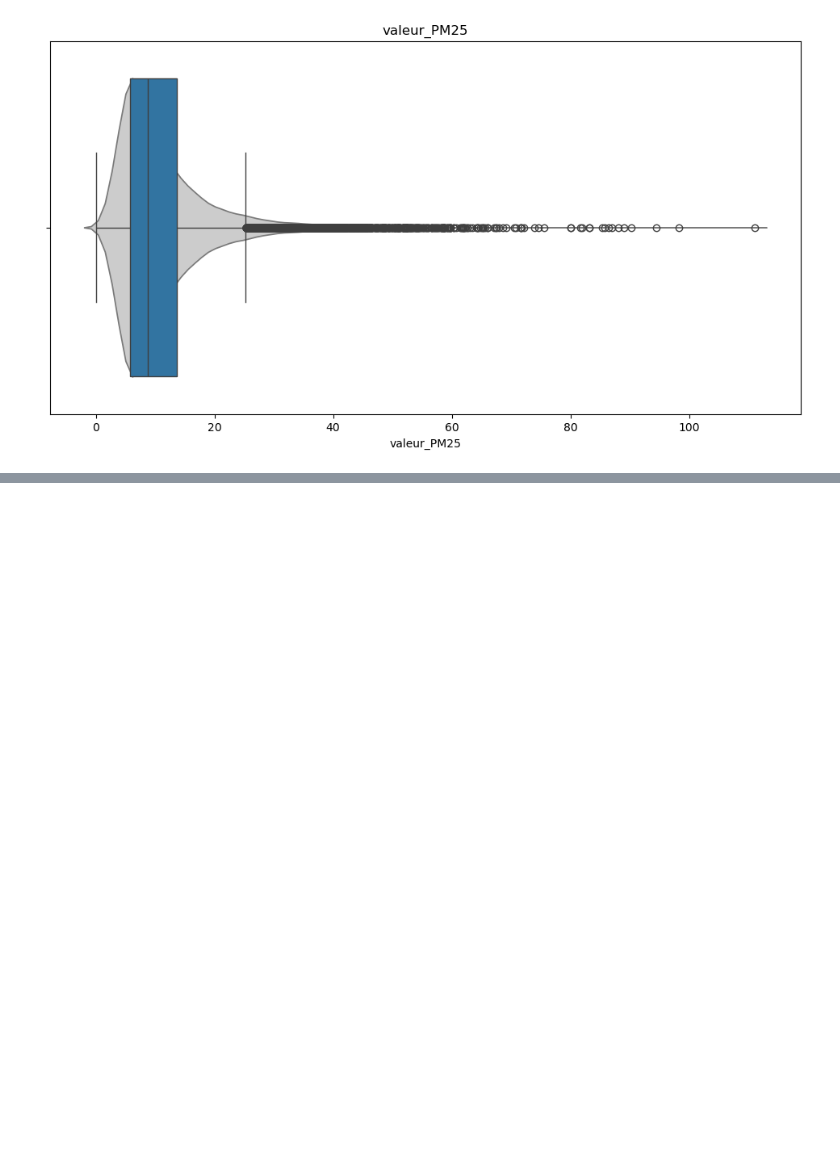
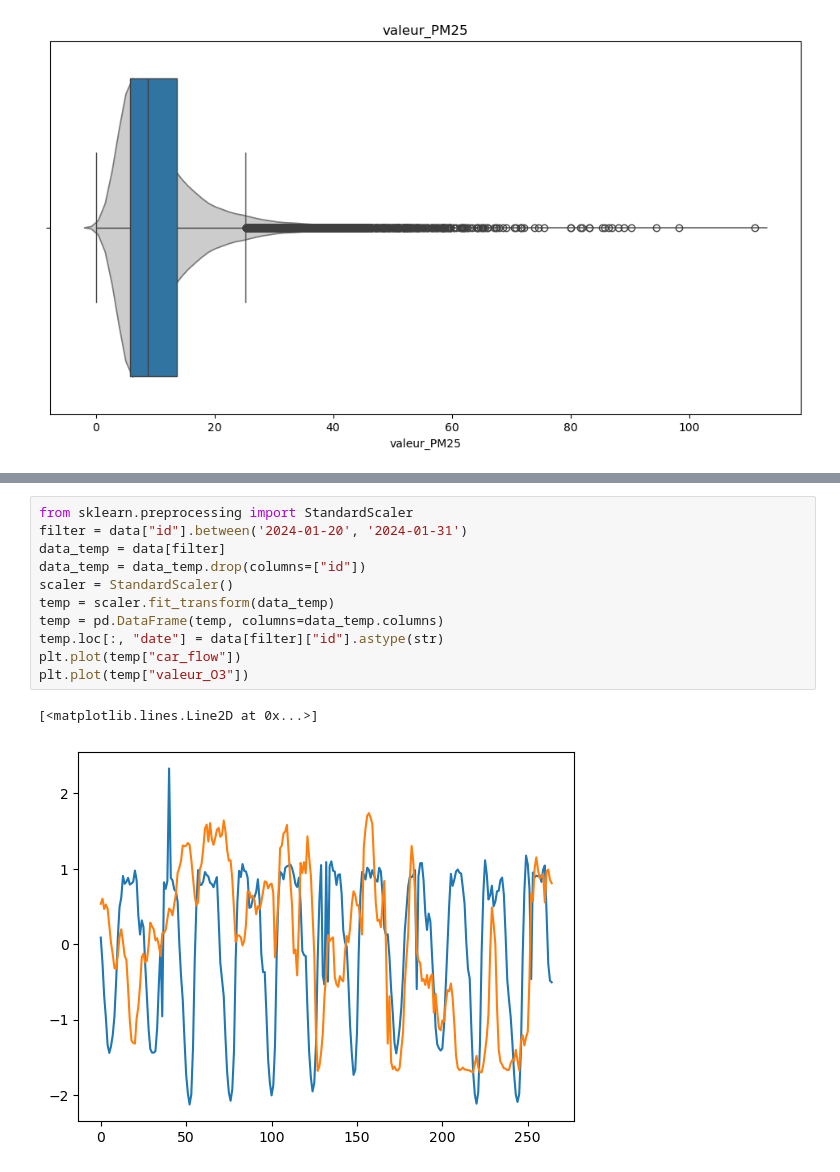
Before and after one commit to matthieudelsart/time_series_project, a Jupyter notebook: EDA_matthieu.ipynb, the cells around one changed output, grey strips where cells are left out. Cells and saved outputs as stored; diff of their text form; blank space fills up the shorter version.

```diff
--- a/EDA_matthieu.ipynb
+++ b/EDA_matthieu.ipynb
@@ -275,0 +294,14 @@ for target in targets:
+# %%
+from sklearn.preprocessing import StandardScaler
+filter = data["id"].between('2024-01-20', '2024-01-31')
+data_temp = data[filter]
+data_temp = data_temp.drop(columns=["id"])
+scaler = StandardScaler()
+temp = scaler.fit_transform(data_temp)
+temp = pd.DataFrame(temp, columns=data_temp.columns)
+temp.loc[:, "date"] = data[filter]["id"].astype(str)
+plt.plot(temp["car_flow"])
+plt.plot(temp["valeur_O3"])
+# %% [output]
+[<matplotlib.lines.Line2D at 0x...>]
+[figure, added]
```
Also changed, not shown: parts of 4 cells of this notebook, 4 other files.
